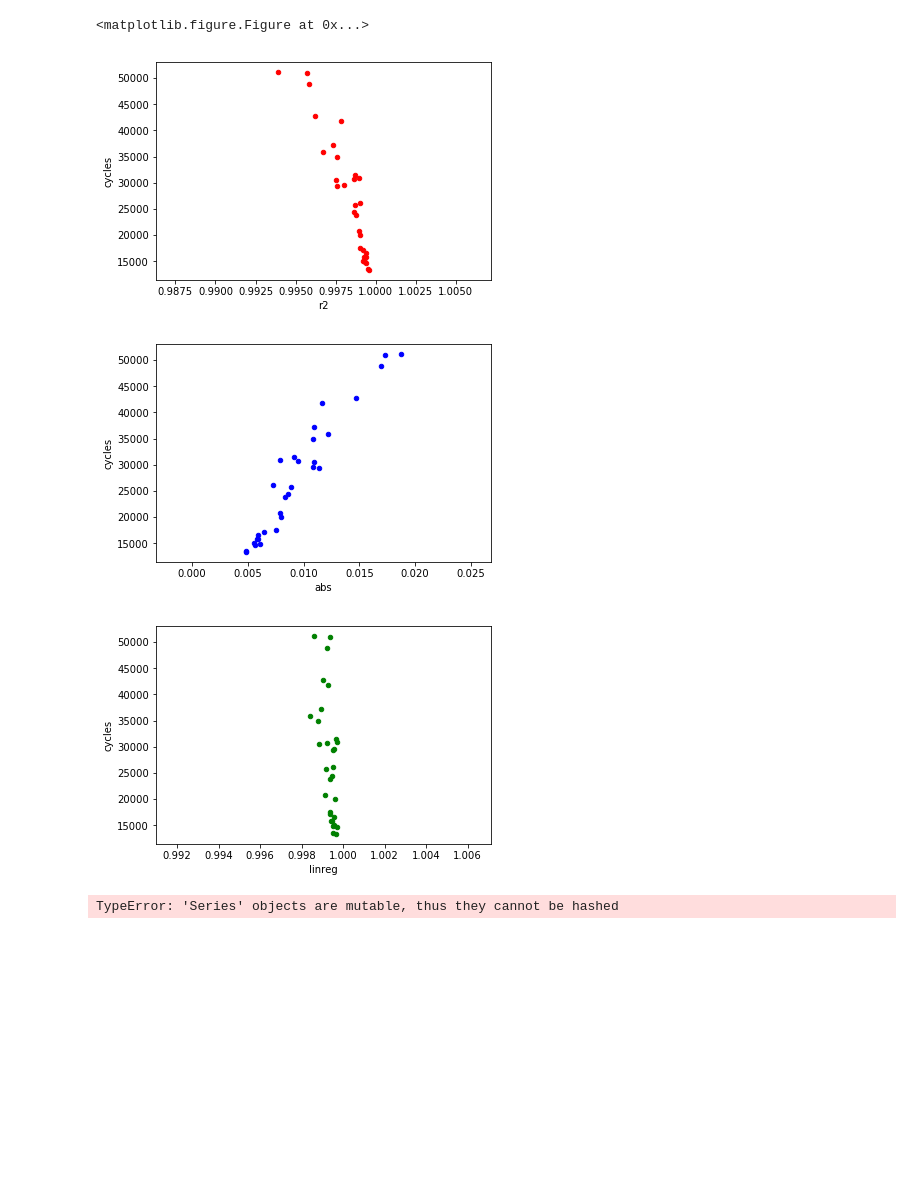
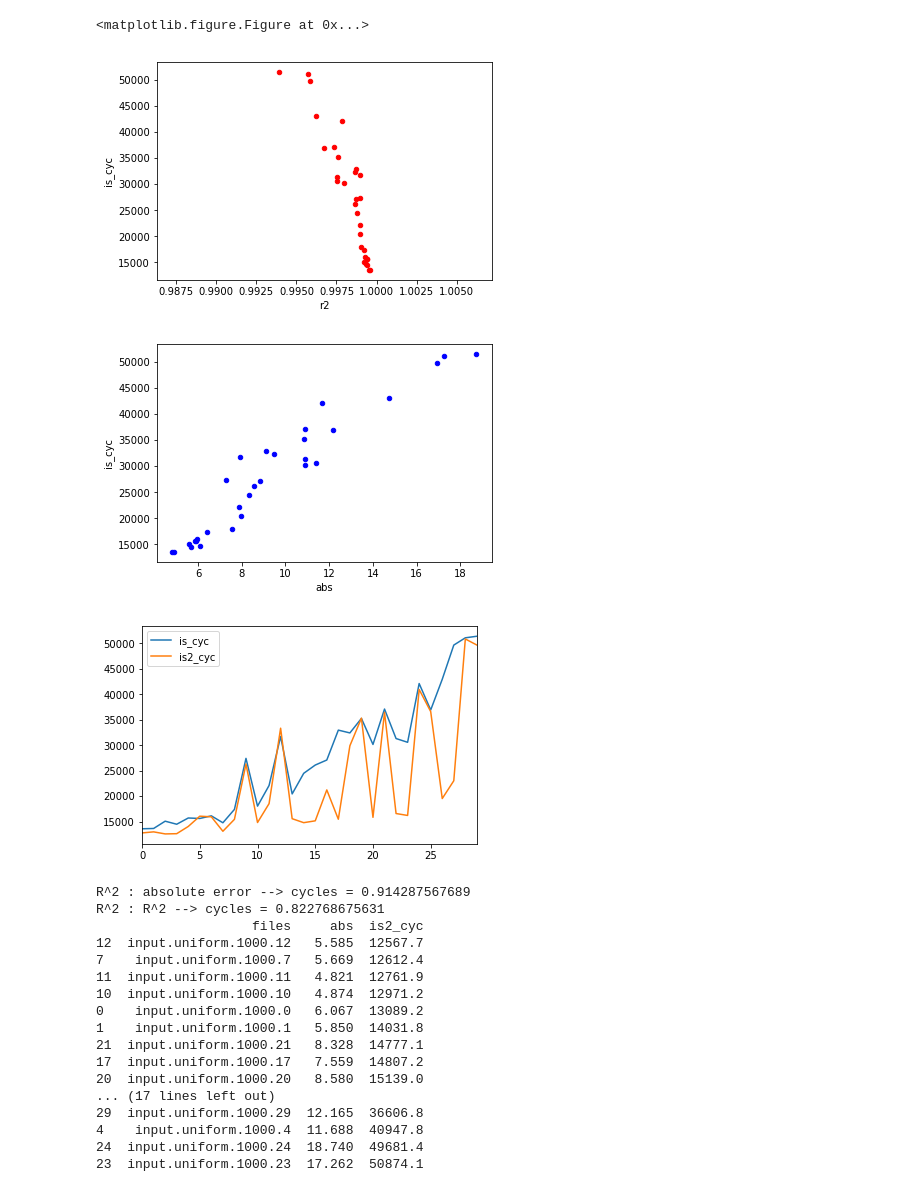
Before and after one commit to eyepatchParrot/search, a Jupyter notebook: 681.ipynb, the cells around one changed output. Drawn from its saved outputs; the diff is of its cells as text; code cells hidden in the pictures; blank space fills up the shorter version.

Commit message:
SIMD search

```diff
--- a/681.ipynb
+++ b/681.ipynb
@@ -70,56 +18,72 @@ I've learned that different iterations of generating these random files can have
 # %%
+import os, pandas
 files = ['input.uniform.1000.' + str(n) for n in range(30)]
-os.system('make -j p1is ' + ' '.join(files))
-cycles = [pandas.read_csv(os.popen('./p1is <' + file))['is'].mean()
-         for file in files]
+os.system('make -j p2iis ' + ' '.join(files))
+algs = ['is', 'isSIMD']
+cycles = { alg: [] for alg in algs}
+for file in files:
+    csv = pandas.read_csv(os.popen('./p2iis <' + file))
+    for alg in algs:
+        cycles[alg].append(csv[alg].mean())
 numbers = {file: [float(s)
                   for s in open(file).read().splitlines()[1:]]
            for file in files}
 # %%
 import sys, math
 import matplotlib.pyplot as plt
 from sklearn.metrics import r2_score, mean_absolute_error
 from scipy.stats import linregress
 
 slopes = {file: (len(numbers[file]) - 1) / (max(numbers[file]) - min(numbers[file]))
           for file in files}
 mins = {file: min(numbers[file]) for file in files}
 estimates = {file: [math.floor((x - mins[file]) * slopes[file])
             for x in numbers[file]]
              for file in files}
-linreg = [linregress(range(len(numbers[file])), estimates[file])
-         for file in files]
-linreg = [r**2 for (_, _, r, _, _) in linreg]
 r2_us = pandas.DataFrame({
     'files': files,
     'r2': [r2_score(range(len(numbers[file])), estimates[file])
       for file in files],
     'abs': [
         mean_absolute_error(
             range(len(numbers[file])),
             estimates[file])
-        / len(numbers[file])
         for file in files],
-    'linreg': linreg,
-    'cycles': cycles })
+    'is_cyc': cycles['is'],
+    'is2_cyc': cycles['isSIMD']})
 plt.clf()
-ax1 = r2_us.plot.scatter('r2', 'cycles', color='r')
-r2_us.plot.scatter('abs', 'cycles', color='b')
-r2_us.plot.scatter('linreg', 'cycles', color='g')
+ax1 = r2_us.plot.scatter('r2', 'is_cyc', color='r')
+r2_us.plot.scatter('abs', 'is_cyc', color='b')
+r2_us.sort_values('abs').reset_index()[['is_cyc', 'is2_cyc']].plot()
 plt.show()
-_, _, r2_r, _, _ = linregress(r2_us['r2'], r2_us['cycles'])
-_, _, abs_r, _, _ = linregress(r2_us['abs'], r2_us['cycles'])
-_, _, linreg_r, _, _ = linregress(r2_us['linreg'], r2_us['cycles']])
+_, _, r2_r, _, _ = linregress(r2_us['r2'], r2_us['is_cyc'])
+_, _, abs_r, _, _ = linregress(r2_us['abs'], r2_us['is_cyc'])
+
 print("R^2 : absolute error --> cycles = " + str(abs_r**2))
 print("R^2 : R^2 --> cycles = " + str(r2_r**2))
-print("R^2 : linreg --> cycles = " + str(linreg_r**2))
-print(r2_us[['files', 'abs', 'cycles']].sort_values('abs'))
+print(r2_us.sort_values('is2_cyc')[['files', 'abs', 'is2_cyc']])
 # %% [output]
 <matplotlib.figure.Figure at 0x...>
-[figure, old version]
+[figure, new version]
-[figure, old version]
+[figure, new version]
-[figure, old version]
+[figure, new version]
-TypeError: 'Series' objects are mutable, thus they cannot be hashed
+R^2 : absolute error --> cycles = 0.914287567689
+R^2 : R^2 --> cycles = 0.822768675631
+                    files     abs  is2_cyc
+12  input.uniform.1000.12   5.585  12567.7
+7    input.uniform.1000.7   5.669  12612.4
+11  input.uniform.1000.11   4.821  12761.9
+10  input.uniform.1000.10   4.874  12971.2
+0    input.uniform.1000.0   6.067  13089.2
+1    input.uniform.1000.1   5.850  14031.8
+21  input.uniform.1000.21   8.328  14777.1
+17  input.uniform.1000.17   7.559  14807.2
+20  input.uniform.1000.20   8.580  15139.0
+... (17 lines left out)
+29  input.uniform.1000.29  12.165  36606.8
+4    input.uniform.1000.4  11.688  40947.8
+24  input.uniform.1000.24  18.740  49681.4
+23  input.uniform.1000.23  17.262  50874.1
 # %%
 import os, pandas, math
 import matplotlib.pyplot as plt
```
Also changed, not shown: parts of 8 cells of this notebook, 3 other files.
